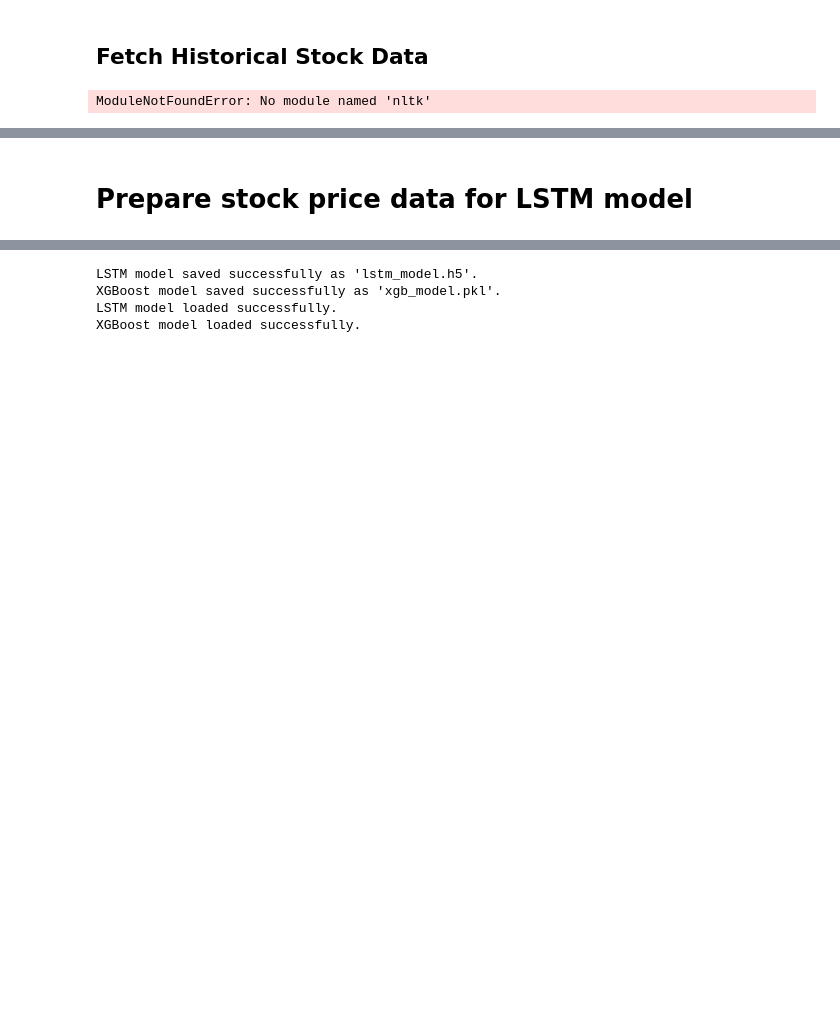
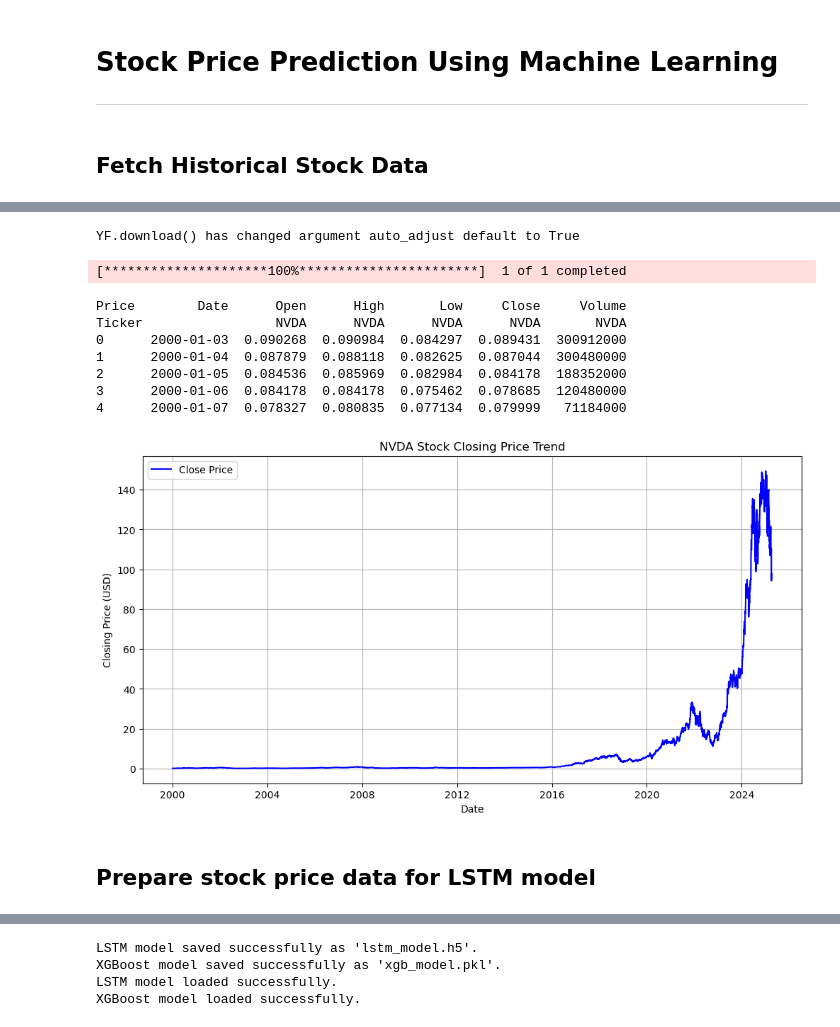
Before and after one commit to AnishInGit/trading-application-using-MachineLearning, a Jupyter notebook: Trading Prediction.ipynb, the cells around one changed output, grey strips where cells are left out. Drawn from its saved outputs; the diff is of its cells as text; code cells hidden in the pictures; blank space fills up the shorter version.

```diff
--- a/Trading Prediction.ipynb
+++ b/Trading Prediction.ipynb
@@ -1,15 +1,14 @@
+# %% [markdown]
+# Stock Price Prediction Using Machine Learning
+---
 # %% [markdown]
 ## Fetch Historical Stock Data
-# %%
-import nltk
-print(nltk.__version__)
-# %% [output]
-ModuleNotFoundError: No module named 'nltk'
 # %%
 import yfinance as yf
 import matplotlib.pyplot as plt
 from sklearn.preprocessing import MinMaxScaler
 from tensorflow.keras.callbacks import EarlyStopping
+import numpy as np
 import requests
 from nltk.sentiment.vader import SentimentIntensityAnalyzer
 import nltk
@@ -18,6 +17,36 @@ import nltk
  # Download the VADER lexicon (if not already downloaded)
 nltk.download('vader_lexicon')
 
+# Define parameters for data fetching
+ticker = "NVDA"
+start_date = "2000-01-01"
+end_date = "2025-04-08"
+
+# Fetch historical stock data
+stock_data = yf.download(ticker, start=start_date, end=end_date)
+if stock_data.empty:
+    raise ValueError("No data found for ticker.")
+stock_data.reset_index(inplace=True)
+
+# Select necessary columns
+df = stock_data[['Date', 'Open', 'High', 'Low', 'Close', 'Volume']].copy()
+print(df.head())
+
+# Scale the 'Close' prices (for use in ML models later)
+scaler = MinMaxScaler(feature_range=(0, 1))
+df['Close_Scaled'] = scaler.fit_transform(df[['Close']])
+
+# Plot 'Close' prices
+plt.figure(figsize=(12, 6))
+plt.plot(df['Date'], df['Close'], label='Close Price', color='blue')
+plt.title(f'{ticker} Stock Closing Price Trend')
+plt.xlabel('Date')
+plt.ylabel('Closing Price (USD)')
+plt.legend()
+plt.grid()
+plt.show()
+
+## Use current news sentiment for better prediction
 def get_current_news_sentiment(ticker, api_key):
     """
     Fetches recent news articles for the given ticker using NewsAPI,
@@ -43,34 +72,6 @@ def get_current_news_sentiment(ticker, api_key):
     else:
         return 0.0
 
-# Define parameters for data fetching
-ticker = "NVDA"
-start_date = "2015-01-01"
-end_date = "2025-03-31"
-
-# Fetch historical stock data
-stock_data = yf.download(ticker, start=start_date, end=end_date)
-if stock_data.empty:
-    raise ValueError("No data found for ticker.")
-stock_data.reset_index(inplace=True)
-
-# Select necessary columns
-df = stock_data[['Date', 'Open', 'High', 'Low', 'Close', 'Volume']].copy()
-print(df.head())
-
-# Scale the 'Close' prices (for use in ML models later)
-scaler = MinMaxScaler(feature_range=(0, 1))
-df['Close_Scaled'] = scaler.fit_transform(df[['Close']])
-
-# Plot 'Close' prices
-plt.figure(figsize=(12, 6))
-plt.plot(df['Date'], df['Close'], label='Close Price', color='blue')
-plt.title(f'{ticker} Stock Closing Price Trend')
-plt.xlabel('Date')
-plt.ylabel('Closing Price (USD)')
-plt.legend()
-plt.grid()
-plt.show()
 
 # # OPTIONAL: Demonstrate inverse transformation of scaled data
 # # This can be useful if your model predictions come in the scaled range.
@@ -90,5 +93,15 @@ ModuleNotFoundError: No module named 'nltk'
+YF.download() has changed argument auto_adjust default to True
+[*********************100%***********************]  1 of 1 completed
+Price        Date      Open      High       Low     Close     Volume
+Ticker                 NVDA      NVDA      NVDA      NVDA       NVDA
+0      2000-01-03  0.090268  0.090984  0.084297  0.089431  300912000
+1      2000-01-04  0.087879  0.088118  0.082625  0.087044  300480000
+2      2000-01-05  0.084536  0.085969  0.082984  0.084178  188352000
+3      2000-01-06  0.084178  0.084178  0.075462  0.078685  120480000
+4      2000-01-07  0.078327  0.080835  0.077134  0.079999   71184000
+[figure, added]
 # %% [markdown]
- # Prepare stock price data for LSTM model
+ ## Prepare stock price data for LSTM model
 # %%
 import numpy as np
 import matplotlib.pyplot as plt
```
Also changed, not shown: parts of 13 cells of this notebook.
